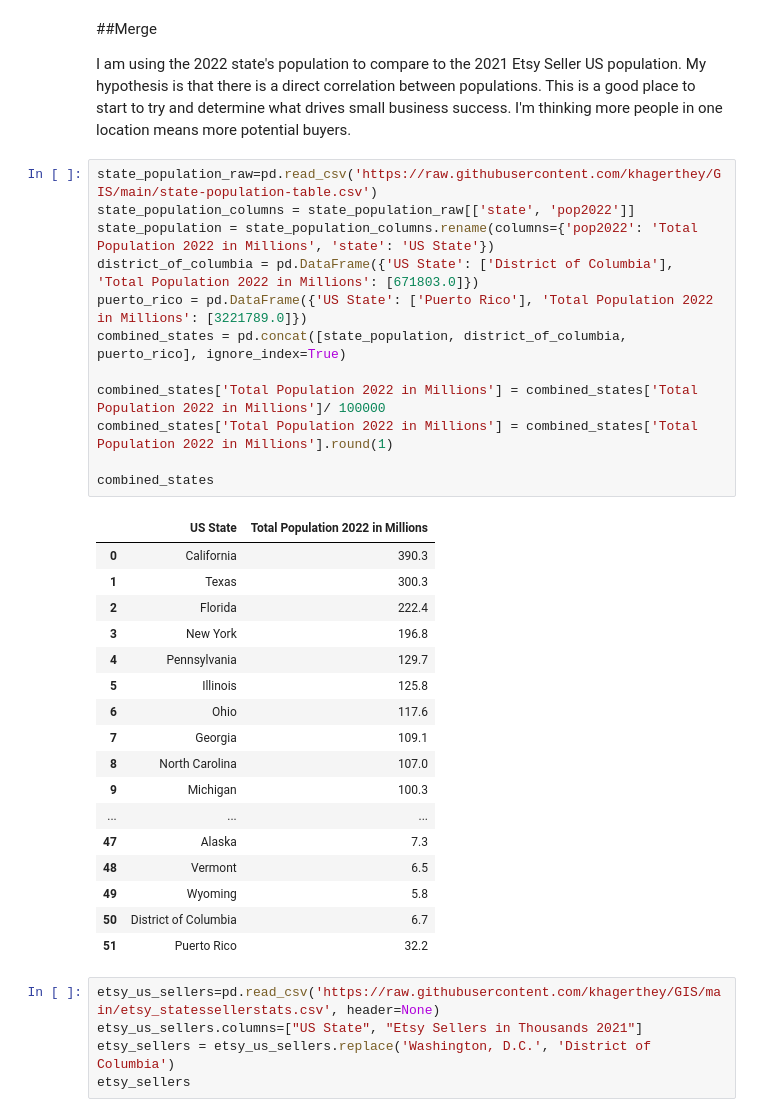
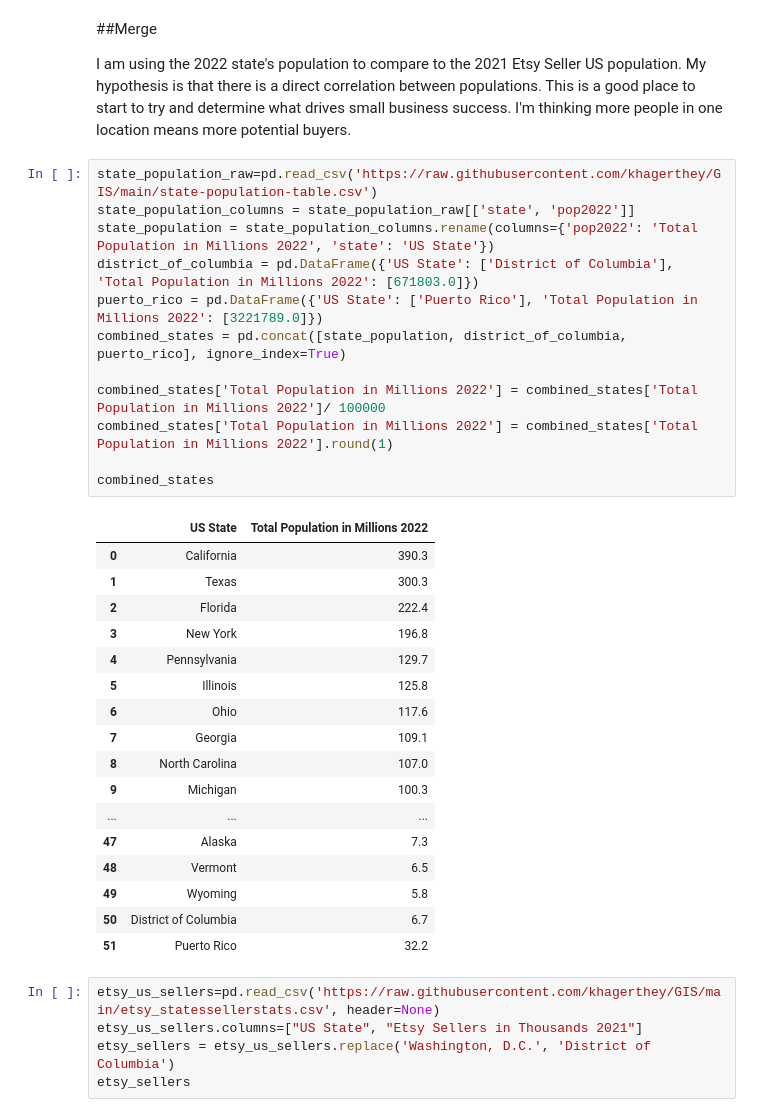
Before and after one commit to khagerthey/GIS, a Jupyter notebook: PS1.ipynb, the cells around one changed output. Cells and saved outputs as stored; diff of their text form.

```diff
--- a/PS1.ipynb
+++ b/PS1.ipynb
@@ -57,17 +60,17 @@ I am using the 2022 state's population to compare to the 2021 Etsy Seller US pop
 # %%
 state_population_raw=pd.read_csv('https://raw.githubusercontent.com/khagerthey/GIS/main/state-population-table.csv')
 state_population_columns = state_population_raw[['state', 'pop2022']]
-state_population = state_population_columns.rename(columns={'pop2022': 'Total Population 2022 in Millions', 'state': 'US State'})
-district_of_columbia = pd.DataFrame({'US State': ['District of Columbia'], 'Total Population 2022 in Millions': [671803.0]})
-puerto_rico = pd.DataFrame({'US State': ['Puerto Rico'], 'Total Population 2022 in Millions': [3221789.0]})
+state_population = state_population_columns.rename(columns={'pop2022': 'Total Population in Millions 2022', 'state': 'US State'})
+district_of_columbia = pd.DataFrame({'US State': ['District of Columbia'], 'Total Population in Millions 2022': [671803.0]})
+puerto_rico = pd.DataFrame({'US State': ['Puerto Rico'], 'Total Population in Millions 2022': [3221789.0]})
 combined_states = pd.concat([state_population, district_of_columbia, puerto_rico], ignore_index=True)
 
-combined_states['Total Population 2022 in Millions'] = combined_states['Total Population 2022 in Millions']/ 100000
-combined_states['Total Population 2022 in Millions'] = combined_states['Total Population 2022 in Millions'].round(1)
+combined_states['Total Population in Millions 2022'] = combined_states['Total Population in Millions 2022']/ 100000
+combined_states['Total Population in Millions 2022'] = combined_states['Total Population in Millions 2022'].round(1)
 
 combined_states
 # %% [output]
-|  | US State | Total Population 2022 in Millions |
+|  | US State | Total Population in Millions 2022 |
 | 0 | California | 390.3 |
 | 1 | Texas | 300.3 |
 | 2 | Florida | 222.4 |
```
Also changed, not shown: parts of 8 cells of this notebook.
